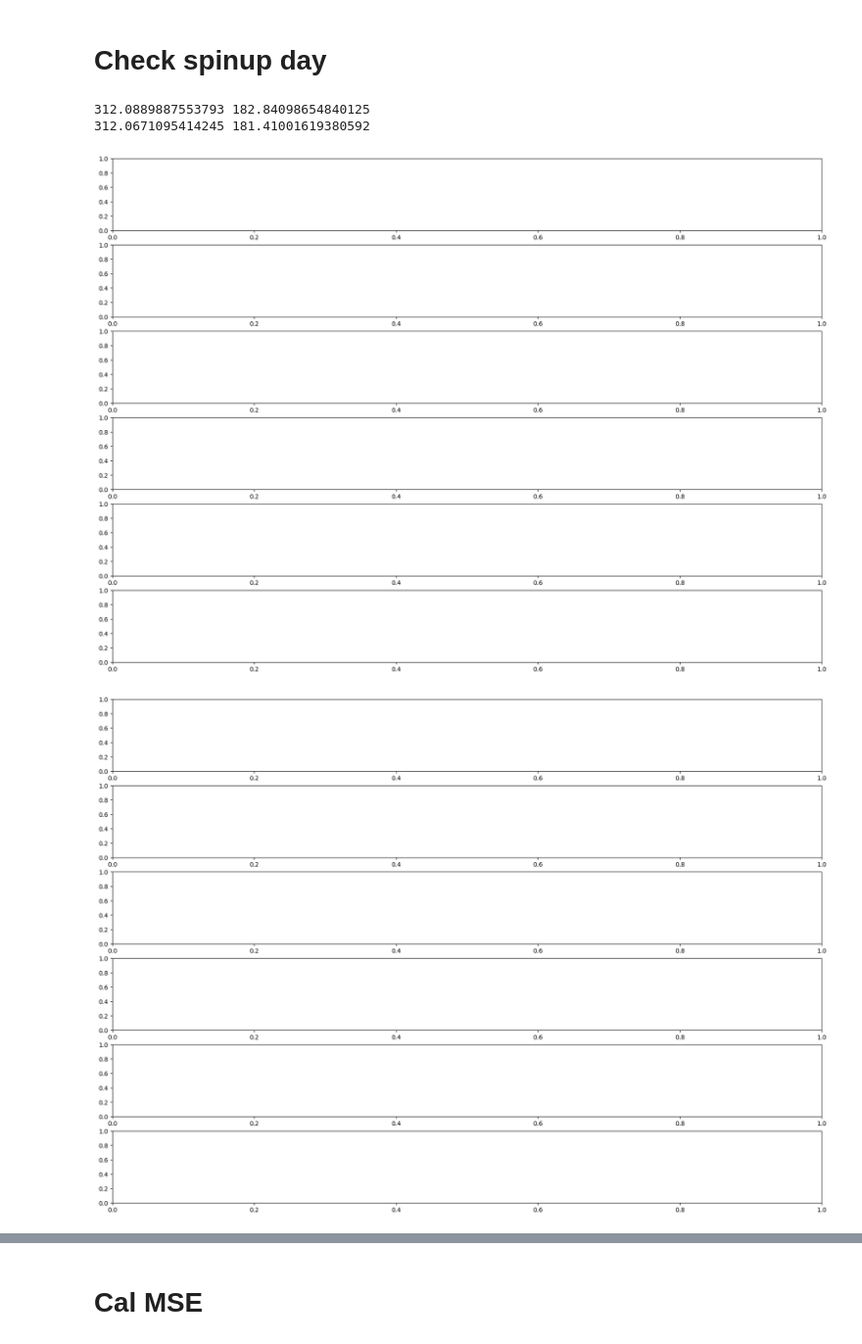
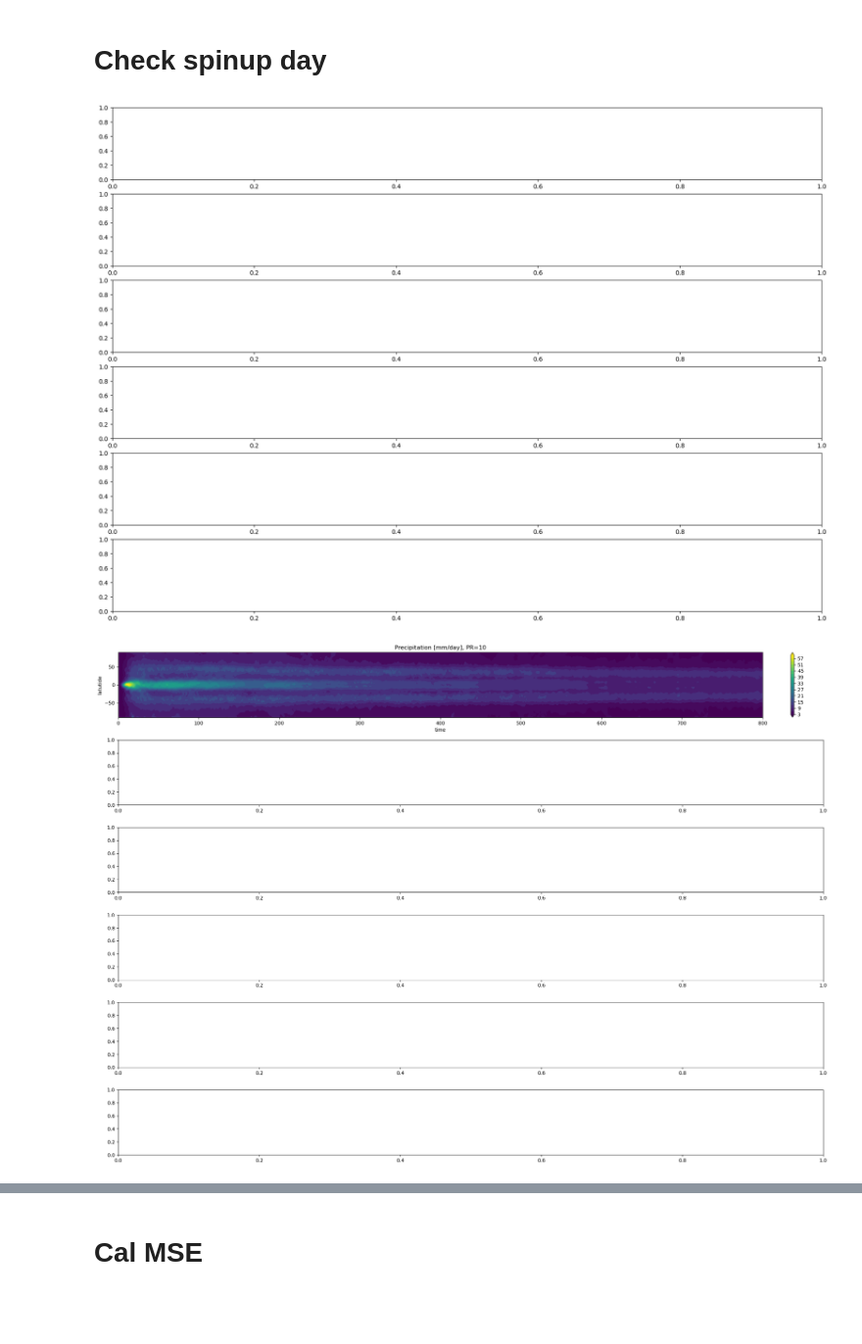
Before and after one commit to PeterChang1023/Dycore_Master, a Jupyter notebook: dycore/IdealizeSpetral.jl/exp/HSt42/check_spinupday.ipynb, the cells around one changed output, grey strips where cells are left out. Shown: that part at 98% size. Drawn from its saved outputs; the diff is of its cells as text; code cells hidden in the pictures; blank space fills up the shorter version.

Commit message:
push teq_test

```diff
--- a/dycore/IdealizeSpetral.jl/exp/HSt42/check_spinupday.ipynb
+++ b/dycore/IdealizeSpetral.jl/exp/HSt42/check_spinupday.ipynb
@@ -27,7 +27,11 @@ class Dycore:
         self.t  = self.getVar("grid_t_c_xyzt")
         self.ps = self.getVar("grid_ps_xyzt")
         self.p  = self.getVar("grid_p_full_xyzt")
+        self.qv = self.getVar("grid_tracers_c_xyz1t")
+
         self.qv_diff = self.getVar("grid_tracers_diff_xyz1t")
+        self.omega   = self.getVar("grid_w_full_xyzt")
+
 
         self.theta = self.t * (self.ps / self.p)**(self.Rd/self.cp)
 
@@ -97,46 +101,52 @@ class Dycore:
 
     def cal_t(self):
         print(np.nanmax(self.t), np.nanmin(self.t))
-        self.t_mean = np.nanmean(self.t, axis=(1,3))
+        self.t_mean = np.nanmean(self.t[:,:,:,:], axis=(1,3))
         return self.t_mean
+
+    def cal_t_last(self):
+        print(np.nanmax(self.t), np.nanmin(self.t))
+        self.t_mean = np.nanmean(self.t[-100:,:,:,:], axis=(1,3))
+        return self.t_mean
 # %%
-time = np.linspace(0,1600,1600)
+time = np.linspace(0,800,800)
 y    = np.linspace(-90,90,64)
 
 yy, tt = np.meshgrid(y,time)
 # %%
 a = int(0)
 fig, ax = plt.subplots(6, figsize=(21,15))
-for pr in range(15,25,5):
-    file   = f"1600day_HS_front_RH50_PR{pr}_PRRELAX86400_with_w_all.dat" # ./outputs/withprecip/
+for pr in range(10,15,5):
+    # file   = f"1600day_HS_front_RH50_PR{pr}_PRRELAX86400_with_w_all.dat" # ./outputs/withprecip/
+    file = "800day_test_all.dat"
     dycore = Dycore(file)
     # get_KE = dycore.cal_KE()
-    # Prec   = dycore.cal_pre()
-    t_mean = dycore.cal_t()
+    Prec   = dycore.cal_pre()
+    # t_mean = dycore.cal_t()
+    # t_mean2 = dycore.cal_t_last()
+
 
     # CS = ax[a].contourf(tt, yy, get_KE,levels=np.linspace(150,1050,7), extend="both")
 
-    # CS = ax[a].contourf(tt, yy, Prec * int(pr),levels=21, extend="both")
+    CS = ax[a].contourf(tt, yy, Prec * int(pr),levels=21, extend="both")
 
-    CS = ax[a].contourf(tt, yy, t_mean, extend="both")
+    # CS = ax[a].contourf(tt, yy, t_mean, levels=21, extend="both")
 
 
     fig.colorbar(CS, orientation='vertical', ax=ax[a],fraction=0.046, pad=0.04)
     # ax[a].set_title(f"Kinetic Energy [kJ/kg], PR={pr}")
 
     ax[a].set_title(f"Precipitation [mm/day], PR={pr}")
-    ax[a].set_title(f"T [K], PR={pr}")
+    # ax[a].set_title(f"T [K], PR={pr}")
 
     ax[a].set_xlabel("time")
     ax[a].set_ylabel("latutide")
     a += 1
     ### test
 
 plt.tight_layout()
 # plt.savefig("Check_Precipitation.png", dpi=300., bbox_inches='tight')
 plt.show()
 # %% [output]
-312.0889887553793 182.84098654840125
-312.0671095414245 181.41001619380592
 [figure]
-[figure, old version]
+[figure, new version]
```
Also changed, not shown: parts of 13 cells of this notebook, 4 other files.
